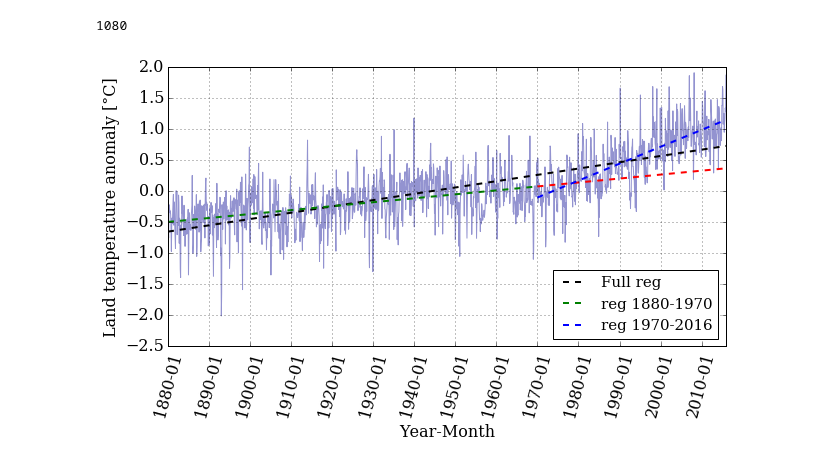
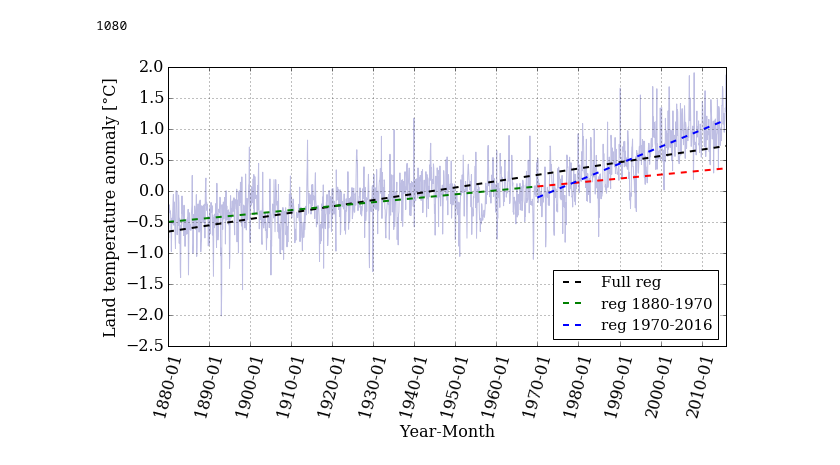
Before and after one commit to barbagroup/essential_skills_RRC, a Jupyter notebook: the_python_scientific_stack.ipynb, the cells around one changed output. Saved outputs shown, nothing was run; the diff lists cells and outputs as text; code cells hidden in the pictures.

```diff
--- a/the_python_scientific_stack.ipynb
+++ b/the_python_scientific_stack.ipynb
@@ -487,18 +487,18 @@ f_cut = numpy.poly1d((m_cut,b_cut))
 # %%
 pyplot.figure(figsize=(10, 5))
 
 pyplot.xticks(dummy[::12*10], date[::12*10] , rotation=75)
-pyplot.plot(dummy,T_land[:,1], color='#2929a3', ls='-', lw=1, alpha=0.5)
+pyplot.plot(dummy,T_land[:,1], color='#2929a3', ls='-', lw=1, alpha=0.3)
 pyplot.plot(dummy, f_linear(dummy), 'k--', linewidth=2, label = 'Full reg');
 pyplot.plot(x_cut_a, f_cut_a(x_cut_a), 'g--', linewidth=2, label = 'reg 1880-1970')
 pyplot.plot(x_cut, f_cut_a(x_cut), 'r--', linewidth=2)
 pyplot.plot(x_cut, f_cut(x_cut), 'b--', linewidth=2, label = 'reg 1970-2016')
 pyplot.xlabel('Year-Month')
 pyplot.ylabel('Land temperature anomaly [°C]')
 pyplot.legend(loc='best', ncol=1, fontsize=15)
 pyplot.grid();
 # %% [output]
-[figure, old version]
+[figure, new version]
 # %%
 def regression_range(start_date, end_date, date_array, x, T):
     """
```
Also changed, not shown: parts of 3 cells of this notebook.
